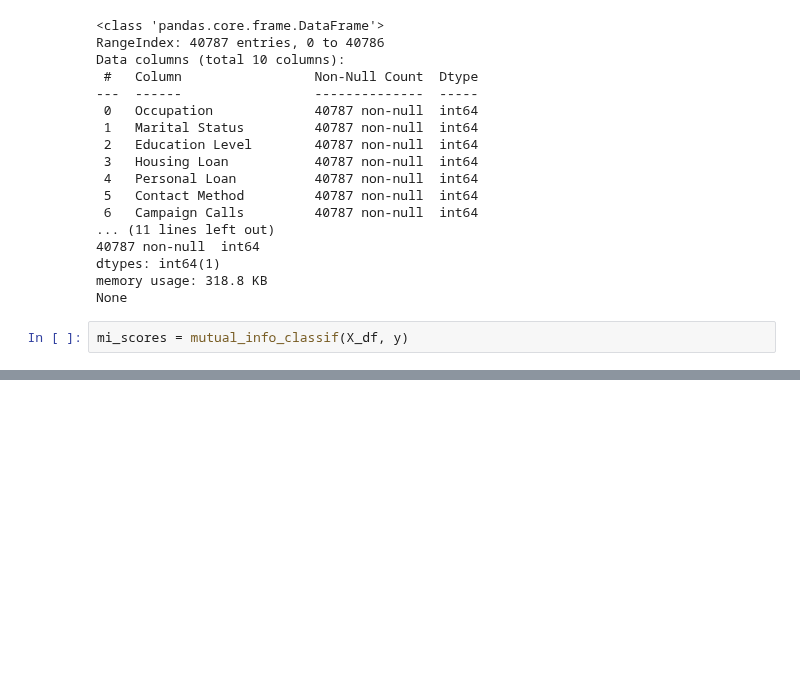
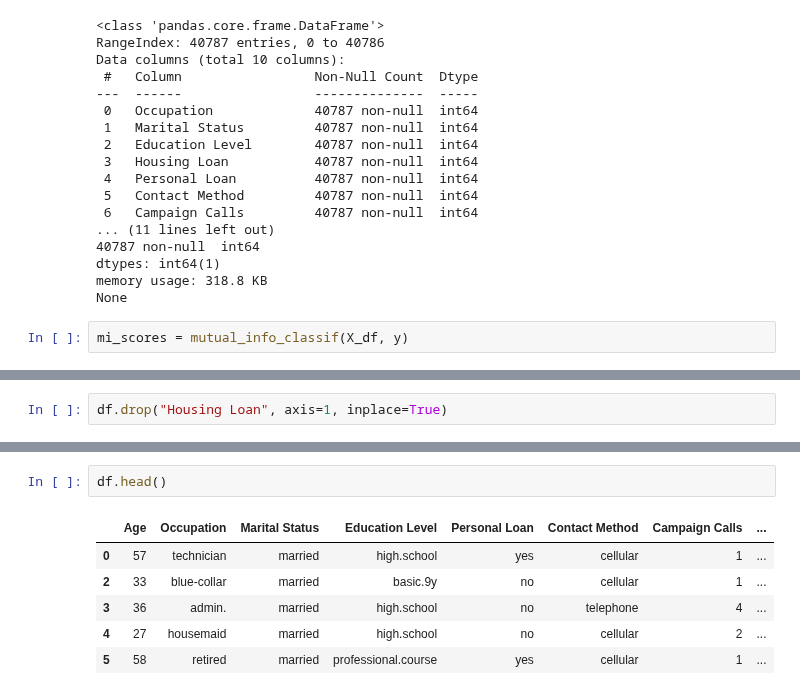
Before and after one commit to HigherGround189/EGT309-Team-Harish-Kanna, a Jupyter notebook: notebooks/Jun_Hoe_eda.ipynb, the cells around one changed output, grey strips where cells are left out. Cells and saved outputs as stored; diff of their text form; blank space fills up the shorter version.

Commit message:
drop Housing Loan Column

```diff
--- a/notebooks/Jun_Hoe_eda.ipynb
+++ b/notebooks/Jun_Hoe_eda.ipynb
@@ -1040,0 +1052,2 @@ dtype: float64
+# %%
+df.drop("Housing Loan", axis=1, inplace=True)
@@ -1040,0 +1074,9 @@ dtype: float64
+# %%
+df.head()
+# %% [output]
+|  | Age | Occupation | Marital Status | Education Level | Personal Loan | Contact Method | Campaign Calls | ... |
+| 0 | 57 | technician | married | high.school | yes | cellular | 1 | ... |
+| 2 | 33 | blue-collar | married | basic.9y | no | cellular | 1 | ... |
+| 3 | 36 | admin. | married | high.school | no | telephone | 4 | ... |
+| 4 | 27 | housemaid | married | high.school | no | cellular | 2 | ... |
+| 5 | 58 | retired | married | professional.course | yes | cellular | 1 | ... |
```
Also changed, not shown: parts of 35 cells of this notebook.
